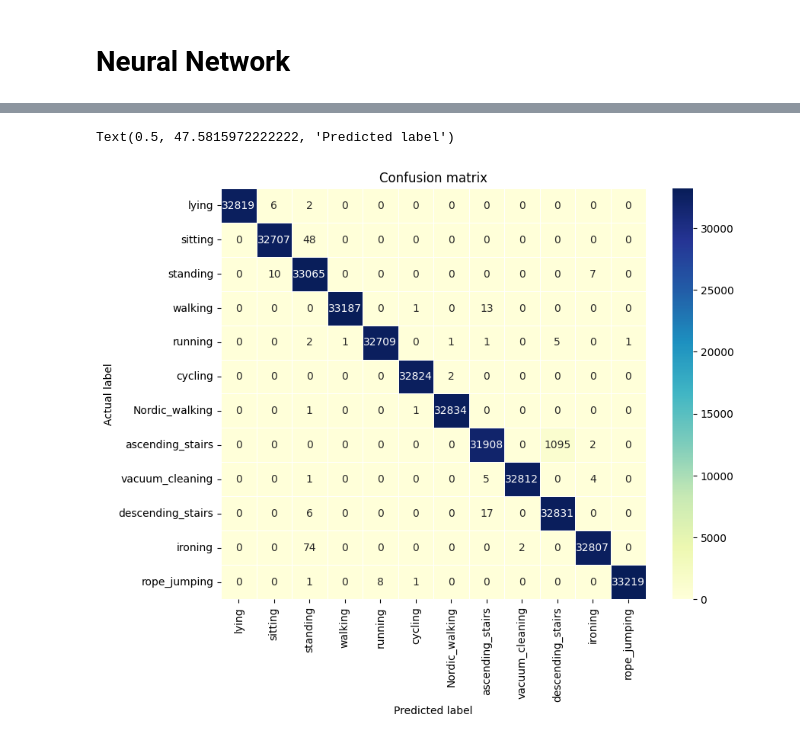
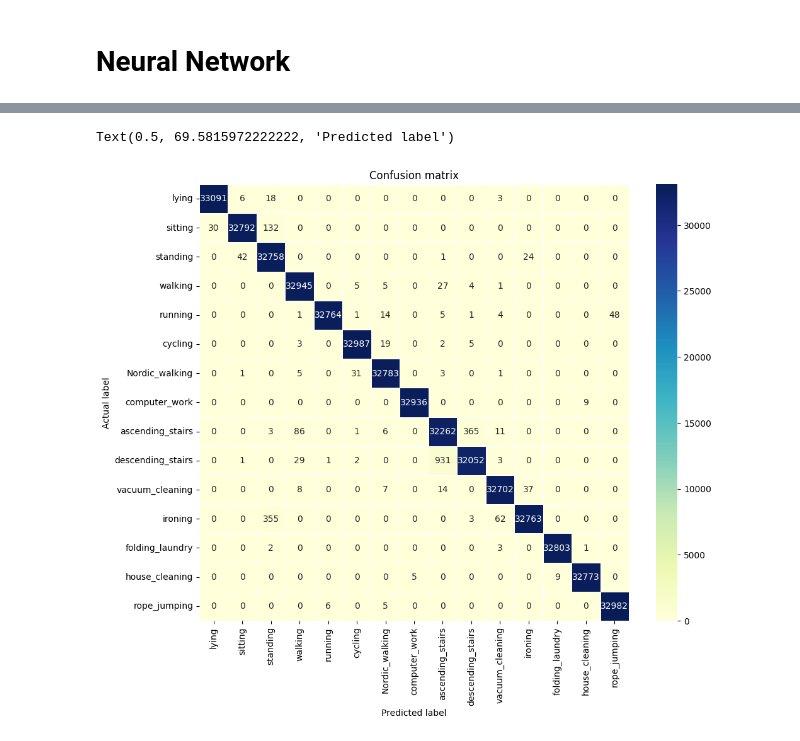
Before and after one commit to swetzel1/introduction_to_ml, a Jupyter notebook: project/final_project_nn.ipynb, the cells around one changed output, grey strips where cells are left out. Cells and saved outputs as stored; diff of their text form; code cells hidden in the pictures.

Commit message:
15 classes

```diff
--- a/project/final_project_nn.ipynb
+++ b/project/final_project_nn.ipynb
@@ -76,11 +94,14 @@ activity_id_mapping= {1 :0,
                       5 :4,
                       6 :5,
                       7 :6,
-                     12 :7,
-                     16 :8,
+                     10 :7,
+                     12 :8,
                      13 :9,
-                     17 :10,
-                     24 :11 }
+                     16 :10,
+                     17 :11,
+                     18 :12,
+                     19 :13,
+                     24 :14 }
 
 inv_activity_id_mapping = {v: k for k, v in activity_id_mapping.items()} #prepare reverse mapping for conf matrix
 
@@ -123,7 +144,7 @@ x_train.shape[1]
 #modle 1
 '''
 input_dim  = x_train.shape[1]  # number of pcas / input features
-output_dim = 12  # no. of activities
+output_dim = number_of_classes  # no. of activities
 
 n_layer1 = 64
 n_layer2 = 128
@@ -142,7 +163,7 @@ model = nn.Sequential(
 
 #model 2
 input_dim  = x_train.shape[1]  # number of pcas / input features
-output_dim = 12  # no. of activities
+output_dim = number_of_classes  # no. of classes
 
 n_layer1 = 64
 n_layer2 = 128
@@ -168,8 +189,8 @@ learning_rate = 0.01
 n_epochs = 100
 
 #choose optimizer
-#optimizer = optim.SGD(model.parameters(), lr=learning_rate)
-optimizer = optim.Adam(model.parameters(), lr=learning_rate)
+optimizer = optim.SGD(model.parameters(), lr=learning_rate)
+#optimizer = optim.Adam(model.parameters(), lr=learning_rate)
 
 
 loss_fn = nn.NLLLoss()
@@ -227,7 +248,7 @@ plt.show()
 # %%
 #compute confsion matrix
-nb_classes = 12
-cnf_matrix = torch.zeros(nb_classes, nb_classes)
+
+cnf_matrix = torch.zeros(number_of_classes, number_of_classes)
 
 with torch.no_grad():
     for x_batch, y_batch in val_loader:
@@ -240,19 +261,19 @@ with torch.no_grad():
                 cnf_matrix[t.long(), p.long()] += 1
 # %%
 # create heatmap
-class_labels = list(range(0,12,1))
+class_labels = list(range(0,number_of_classes,1))
 class_labels = [inv_activity_id_mapping.get(x) for x in class_labels]
 class_labels = [activity_id_dict.get(x) for x in class_labels]
 
-fig, ax = plt.subplots(figsize=(9,7))
+fig, ax = plt.subplots(figsize=(11,9))
 sns.heatmap(pd.DataFrame(cnf_matrix), annot=True, cmap="YlGnBu" ,fmt='g',linewidths=0.5, xticklabels=class_labels, yticklabels=class_labels, ax=ax)
 
 plt.title('Confusion matrix')
 plt.ylabel('Actual label')
 plt.xlabel('Predicted label')
 # %% [output]
-Text(0.5, 47.5815972222222, 'Predicted label')
+Text(0.5, 69.5815972222222, 'Predicted label')
-[figure, old version]
+[figure, new version]
 # %%
 cnf_matrix = pd.DataFrame(cnf_matrix)
 # %%
```
Also changed, not shown: parts of 9 cells of this notebook.
